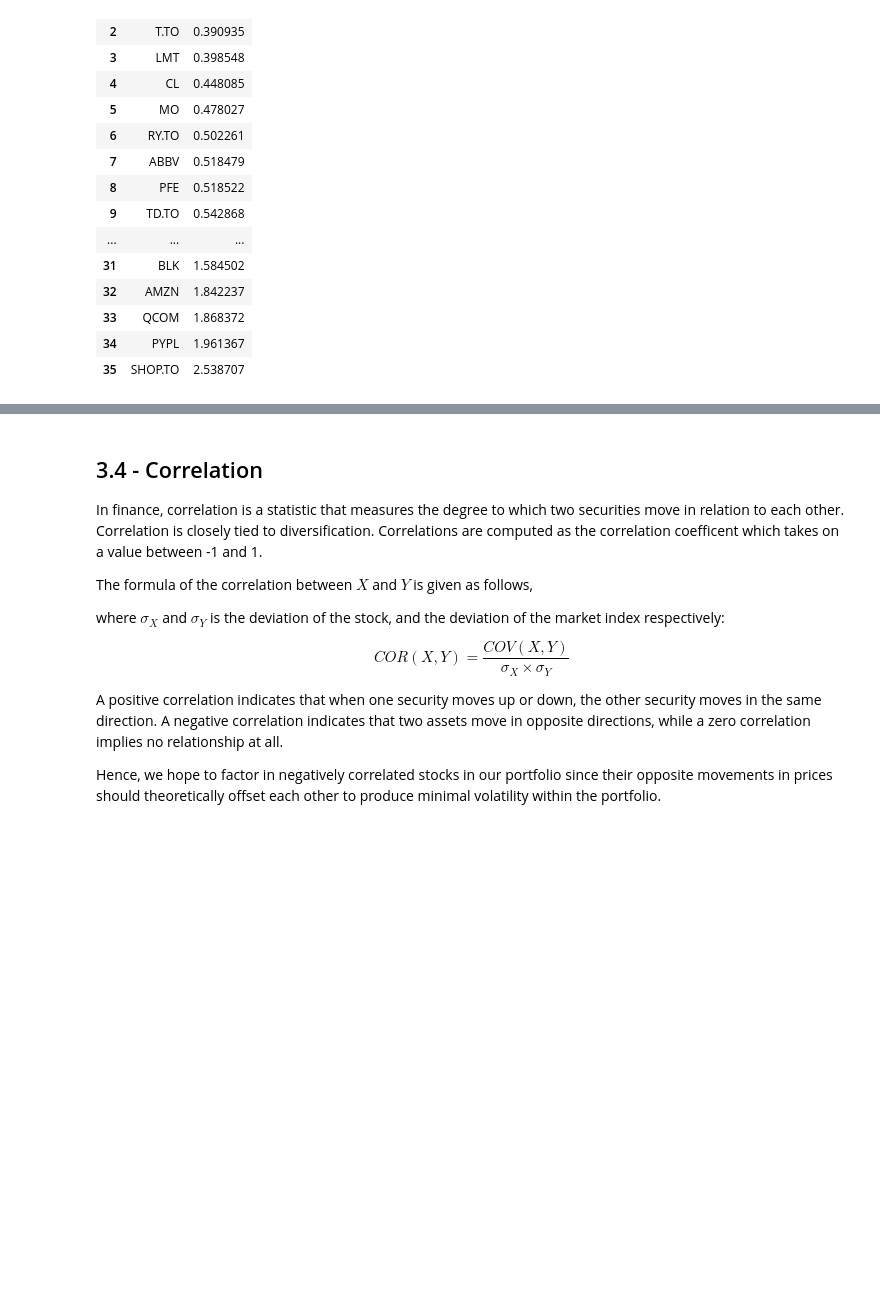
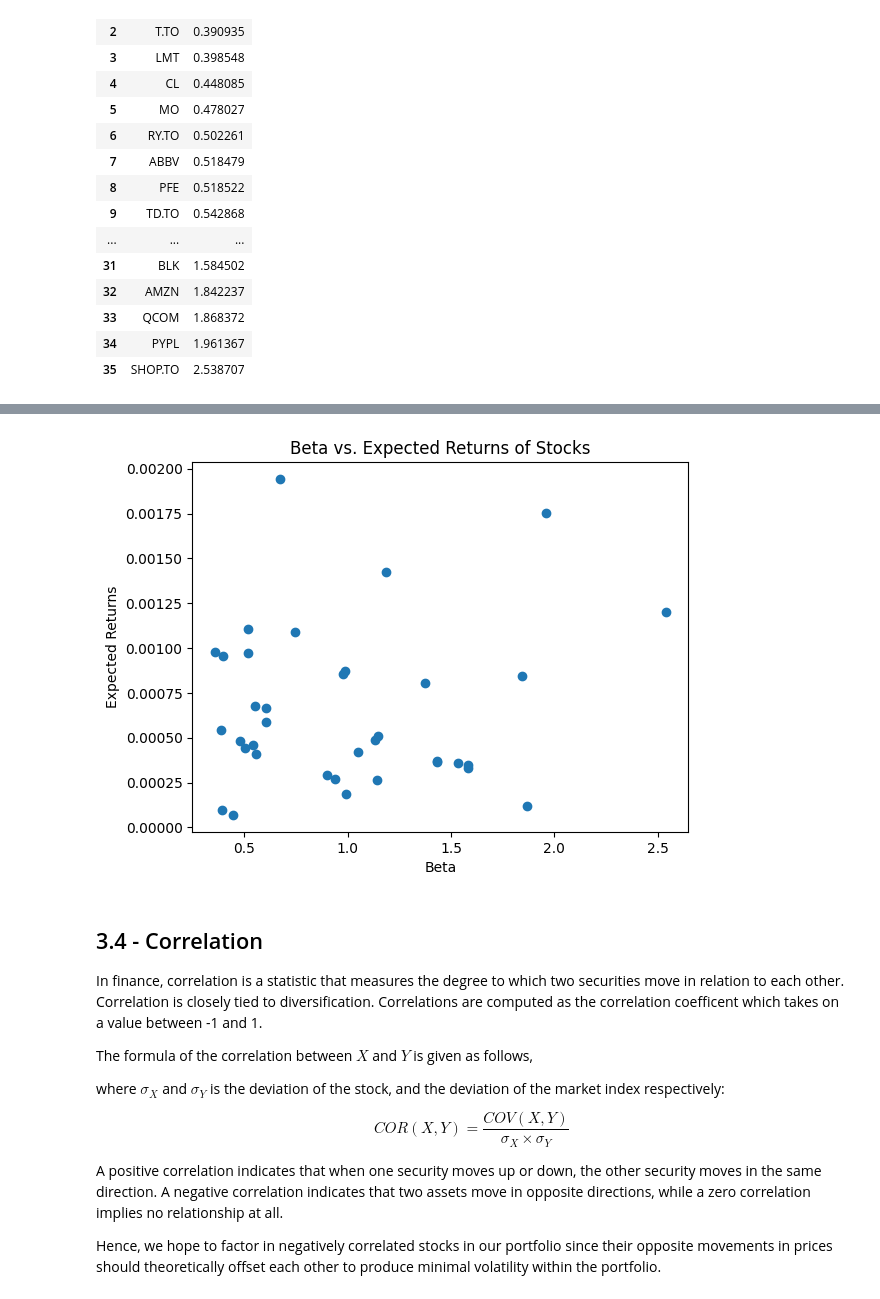
Before and after one commit to Zemelware/robo_stock_advisor, a Jupyter notebook: robo_stock_advisor.ipynb, the cells around one changed output, grey strips where cells are left out. Saved outputs shown, nothing was run; the diff lists cells and outputs as text; code cells hidden in the pictures; blank space fills up the shorter version.

```diff
--- a/robo_stock_advisor.ipynb
+++ b/robo_stock_advisor.ipynb
@@ -531,3 +557,14 @@ print(lowest_betas_lst)
+# %%
+# Graph the relationship between standard deviation vs. expected returns for individual stocks
+betas = stock_betas["beta"]
+
+plt.scatter(betas, expeceted_returns)
+plt.title("Beta vs. Expected Returns of Stocks")
+plt.xlabel("Beta")
+plt.ylabel("Expected Returns")
+plt.show()
+# %% [output]
+[figure, added]
 # %% [markdown]
 ## 3.4 - Correlation
 
```
Also changed, not shown: parts of 11 cells of this notebook.
